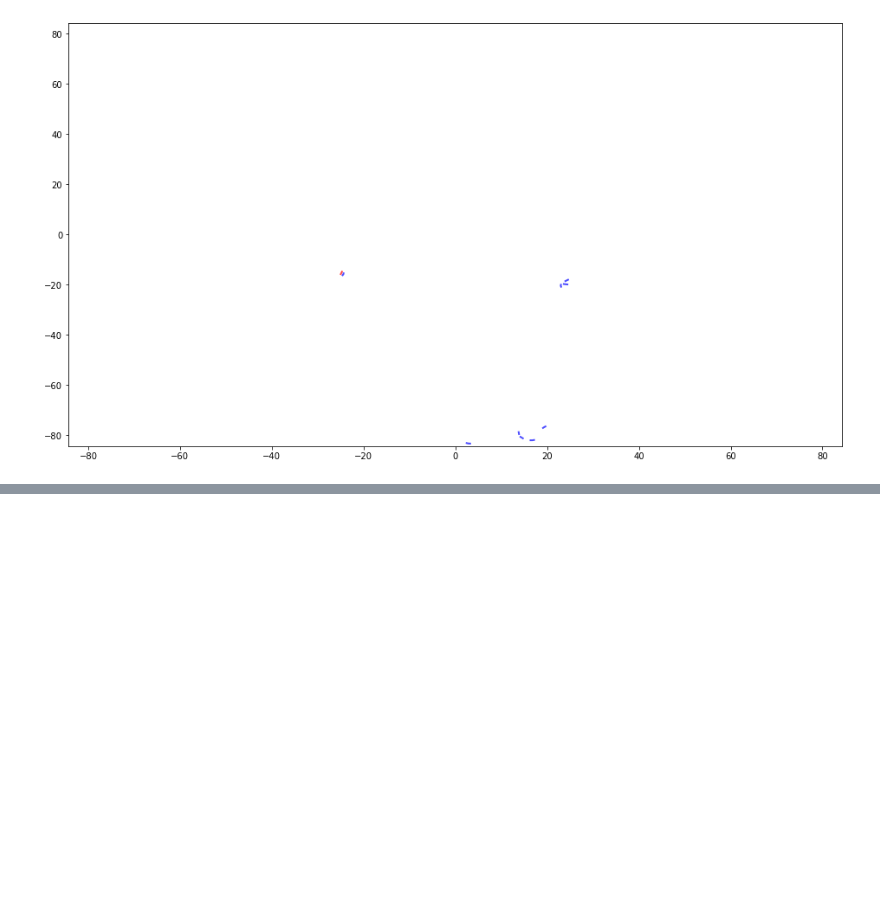
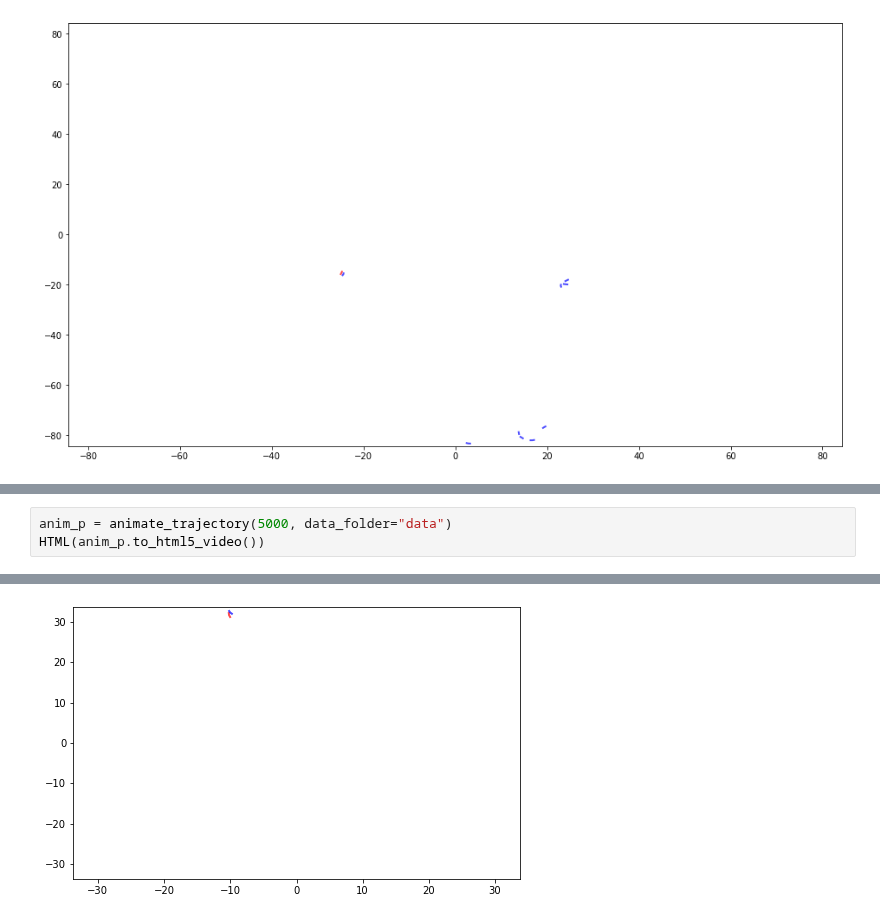
Before and after one commit to fbrand-new/reinforced-birds, a Jupyter notebook: AnimateTrajectory.ipynb, the cells around one changed output, grey strips where cells are left out. Saved outputs shown, nothing was run; the diff lists cells and outputs as text; blank space fills up the shorter version.

```diff
--- a/AnimateTrajectory.ipynb
+++ b/AnimateTrajectory.ipynb
@@ -107,0 +98,4 @@ HTML(anim_p.to_html5_video())
+# %%
+anim_p = animate_trajectory(5000, data_folder="data")
+HTML(anim_p.to_html5_video())
+# %% [output]
@@ -107,0 +103 @@ HTML(anim_p.to_html5_video())
+[figure, added]
```
Also changed, not shown: parts of 6 cells of this notebook, 22 other files.
